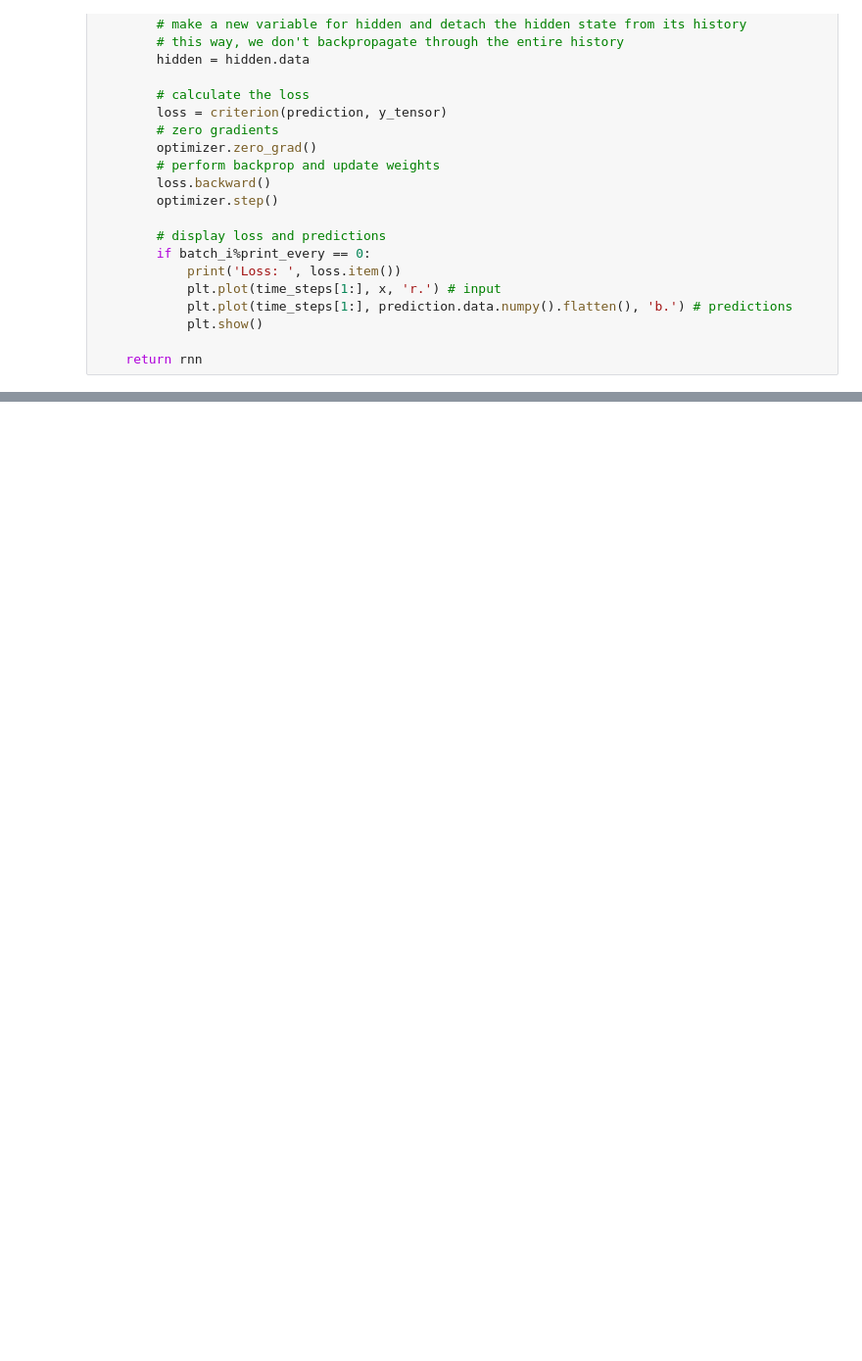
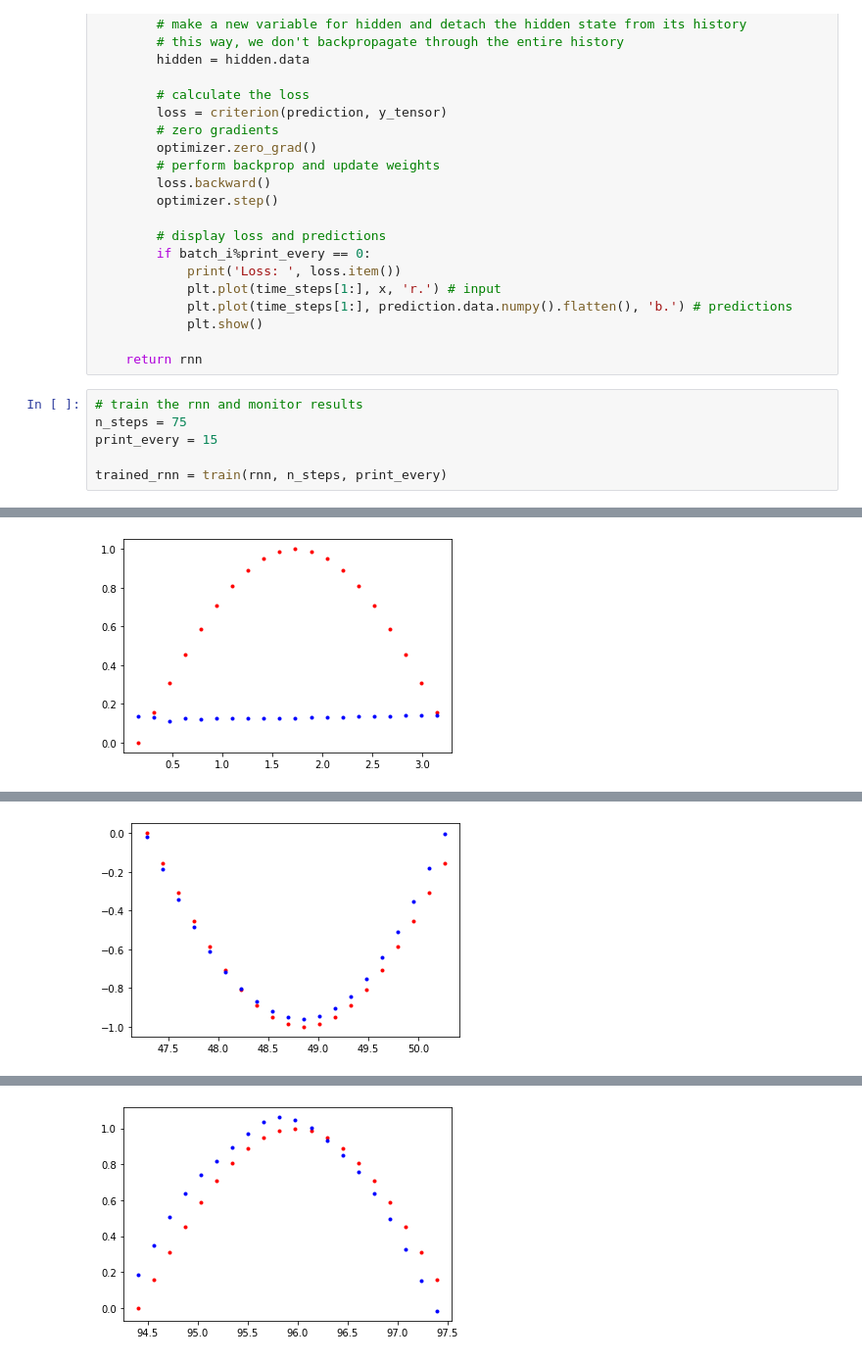
Before and after one commit to omtripathi786/MLP_CNN_BASIC_LEARNING_WITH_PYTORCH, a Jupyter notebook: simple_RNN.ipynb, the cells around one changed output, grey strips where cells are left out. Shown: that part at 98% size. Drawn from its saved outputs; the diff is of its cells as text; blank space fills up the shorter version.

```diff
--- a/simple_RNN.ipynb
+++ b/simple_RNN.ipynb
@@ -171,3 +171,10 @@ def train(rnn, n_steps, print_every):
             plt.show()
 
     return rnn
+# %%
+# train the rnn and monitor results
+n_steps = 75
+print_every = 15
+
+trained_rnn = train(rnn, n_steps, print_every)
+# %% [output]
@@ -173,0 +182 @@ def train(rnn, n_steps, print_every):
+[figure, added]
@@ -173,0 +184 @@ def train(rnn, n_steps, print_every):
+[figure, added]
@@ -173,0 +186 @@ def train(rnn, n_steps, print_every):
+[figure, added]
```
Also changed, not shown: parts of 1 cell of this notebook.
